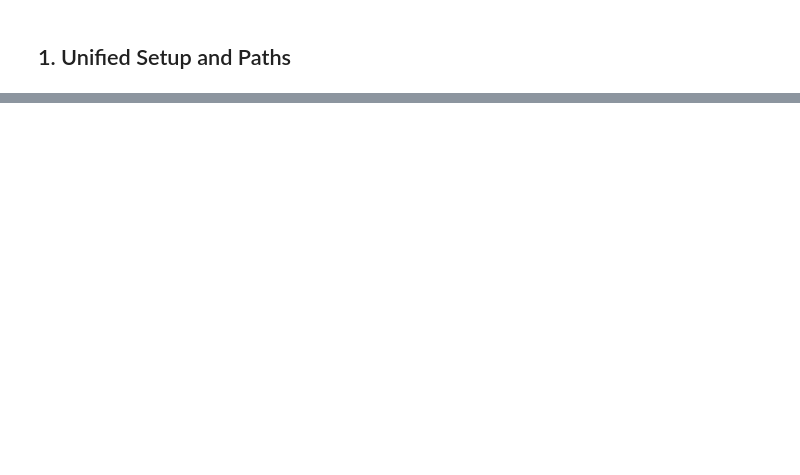
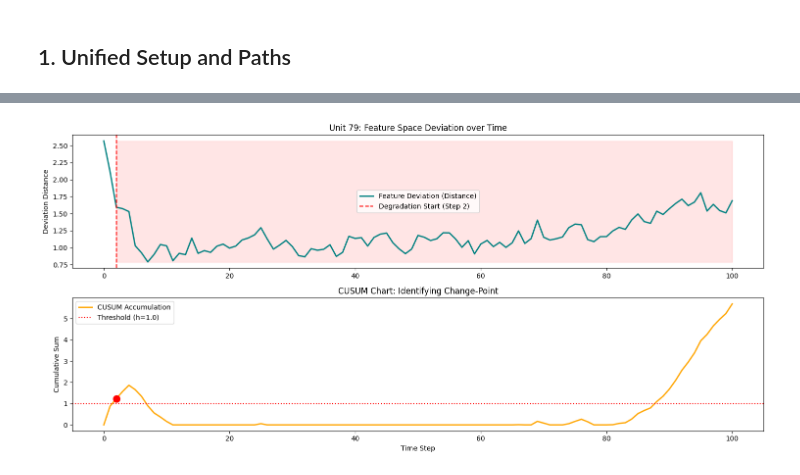
Before and after one commit to SKYTAN-050107/VHack_RUL_Predictions, a Jupyter notebook: src/00_combine_ML_DL_KKWJ.ipynb, the cells around one changed output, grey strips where cells are left out. Saved outputs shown, nothing was run; the diff lists cells and outputs as text; code cells hidden in the pictures; blank space fills up the shorter version.

```diff
--- a/src/00_combine_ML_DL_KKWJ.ipynb
+++ b/src/00_combine_ML_DL_KKWJ.ipynb
@@ -196,0 +252,40 @@ display(summary_df[['Unit', 'Actual_RUL','Ensemble_Prediction', 'Health_Label',
+# %%
+# --- 修正后的绘图部分 ---
+
+# 1. 创建时间步（使用索引作为序列号）
+# 因为 test_df 没有 cycle_number 列，我们用行号/索引代替
+# 重置索引以便用于绘图
+unit_ts_data = unit_ts_data.reset_index(drop=True)
+time_steps = np.arange(len(unit_ts_data))  # [0, 1, 2, ..., len-1]
+
+plt.figure(figsize=(15, 7))
+
+# 子图 1: 特征偏移距离
+plt.subplot(2, 1, 1)
+plt.plot(time_steps, deviation_signal, label='Feature Deviation (Distance)', color='teal', lw=2)
+if cp is not None:
+    # cp 是索引值，直接可用
+    cp_cycle = time_steps[cp]
+    plt.axvline(x=cp_cycle, color='red', linestyle='--', label=f'Degradation Start (Step {cp_cycle})')
+    plt.fill_between(time_steps[cp:], min(deviation_signal), max(deviation_signal), color='red', alpha=0.1)
+
+plt.title(f'Unit {unit_to_plot}: Feature Space Deviation over Time')
+plt.ylabel('Deviation Distance')
+plt.legend()
+
+# 子图 2: CUSUM 累积曲线
+plt.subplot(2, 1, 2)
+plt.plot(time_steps, cusum_vals, label='CUSUM Accumulation', color='orange', lw=2)
+plt.axhline(y=1.0, color='red', linestyle=':', label='Threshold (h=1.0)')
+if cp is not None:
+    plt.scatter(time_steps[cp], cusum_vals[cp], color='red', s=100, zorder=5)
+
+plt.title('CUSUM Chart: Identifying Change-Point')
+plt.xlabel('Time Step')
+plt.ylabel('Cumulative Sum')
+plt.legend()
+
+plt.tight_layout()
+plt.show()
+# %% [output]
+[figure, added]
```
Also changed, not shown: parts of 6 cells of this notebook, 3 other files.
